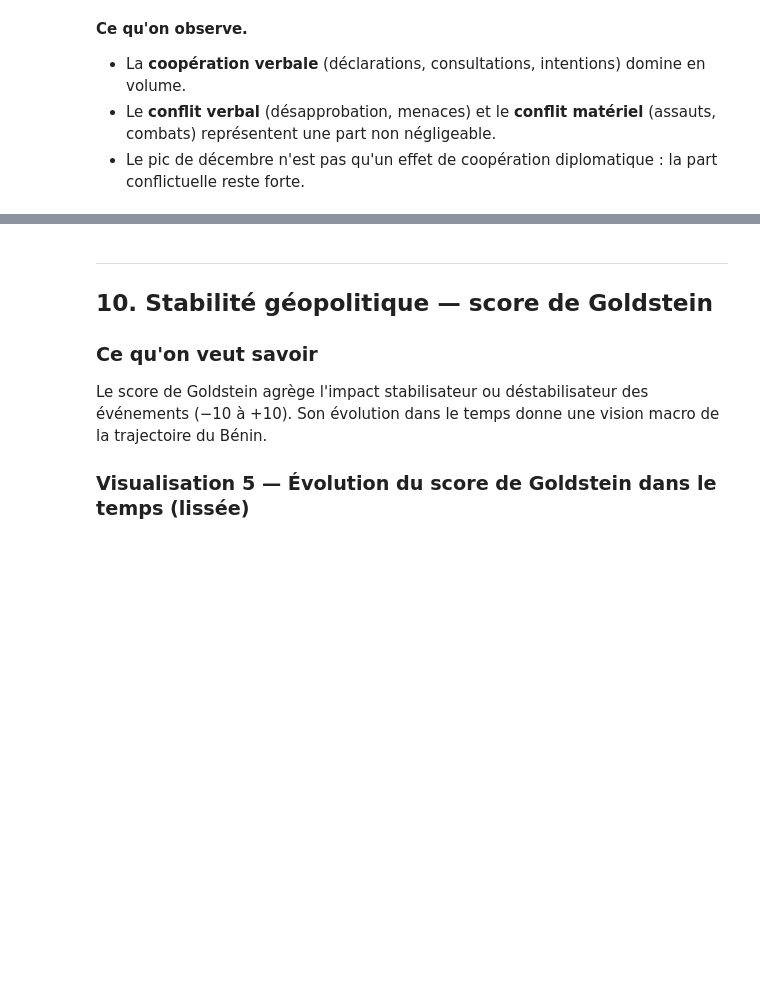
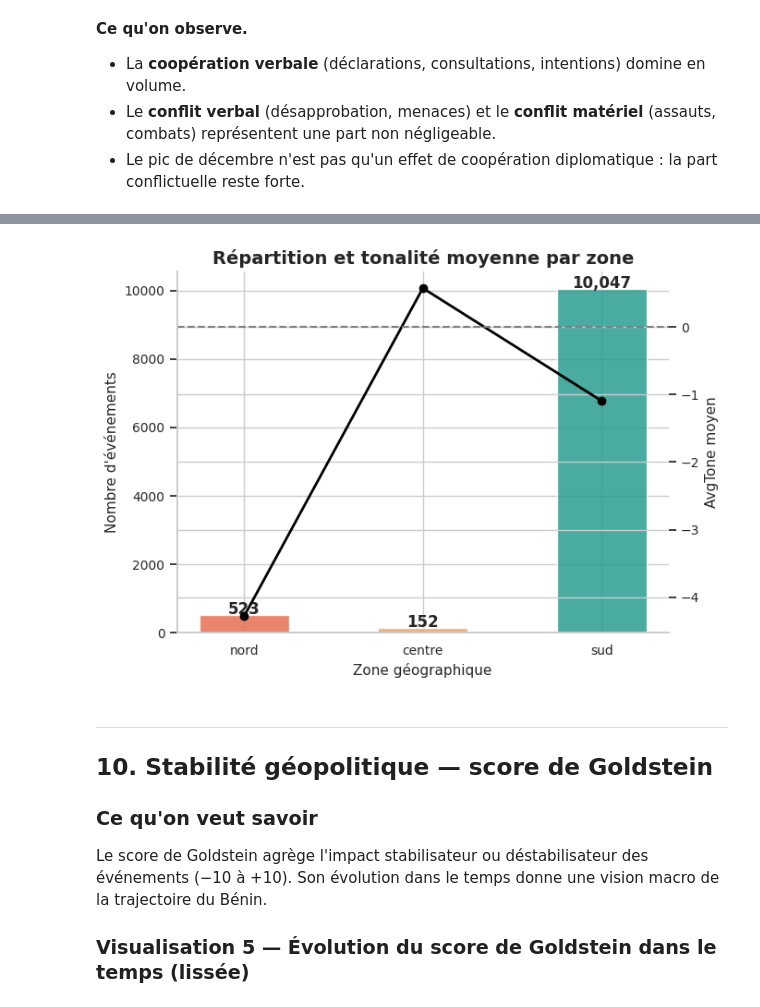
Before and after one commit to CarineEpitech/Hackathon_Isheero_Team04, a Jupyter notebook: notebooks/eda.ipynb, the cells around one changed output, grey strips where cells are left out. Cells and saved outputs as stored; diff of their text form; code cells hidden in the pictures; blank space fills up the shorter version.

```diff
--- a/notebooks/eda.ipynb
+++ b/notebooks/eda.ipynb
@@ -958,3 +1211,56 @@ Name: AvgTone, dtype: float64
+# %%
+ordre_zones = ['nord', 'centre', 'sud']
+
+zone_data = geo['zone_benin'].value_counts().reindex(ordre_zones).fillna(0)
+ton_zone = geo.groupby('zone_benin')['AvgTone'].mean().reindex(ordre_zones)
+
+couleurs_zone = {
+    'nord': COULEUR_NEGATIF,
+    'centre': '#f4a261',
+    'sud': COULEUR_POSITIF
+}
+
+fig, ax = plt.subplots(figsize=(7, 5))
+
+bars = ax.bar(
+    zone_data.index,
+    zone_data.values,
+    color=[couleurs_zone.get(z, '#ccc') for z in zone_data.index],
+    width=0.5,
+    alpha=0.85
+)
+
+ax.set_title('Répartition et tonalité moyenne par zone')
+ax.set_xlabel('Zone géographique')
+ax.set_ylabel("Nombre d'événements")
+
+# labels propres
+for bar, val in zip(bars, zone_data.values):
+    ax.text(
+        bar.get_x() + bar.get_width()/2,
+        bar.get_height() + 30,
+        f'{int(val):,}',
+        ha='center',
+        fontweight='bold'
+    )
+
+# ton moyen
+ax2 = ax.twinx()
+ax2.plot(
+    ton_zone.index,
+    ton_zone.values,
+    marker='o',
+    color='black',
+    linewidth=2
+)
+
+ax2.axhline(0, linestyle='--', color='gray')
+ax2.set_ylabel("AvgTone moyen")
+
+plt.tight_layout()
+plt.show()
+# %% [output]
+[figure, added]
 # %% [markdown]
 ---
 
```
Also changed, not shown: parts of 8 cells of this notebook, 1 other file.
